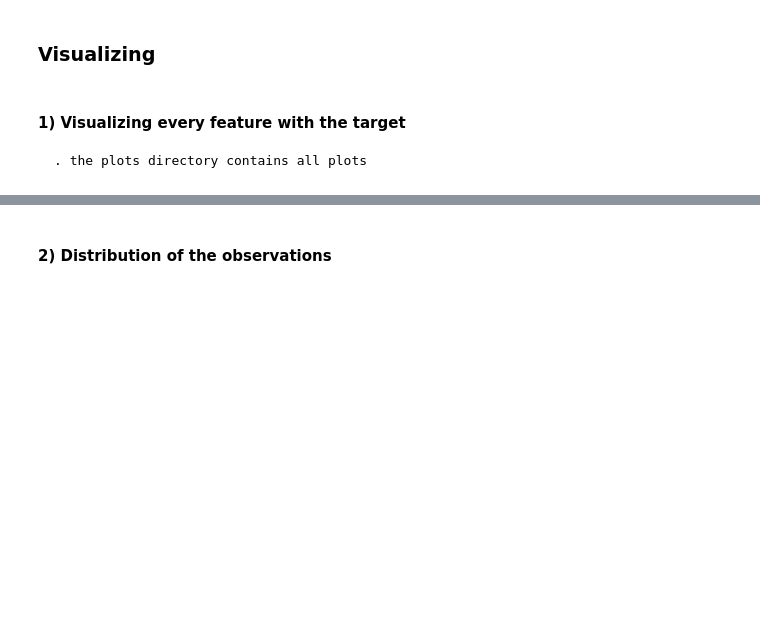
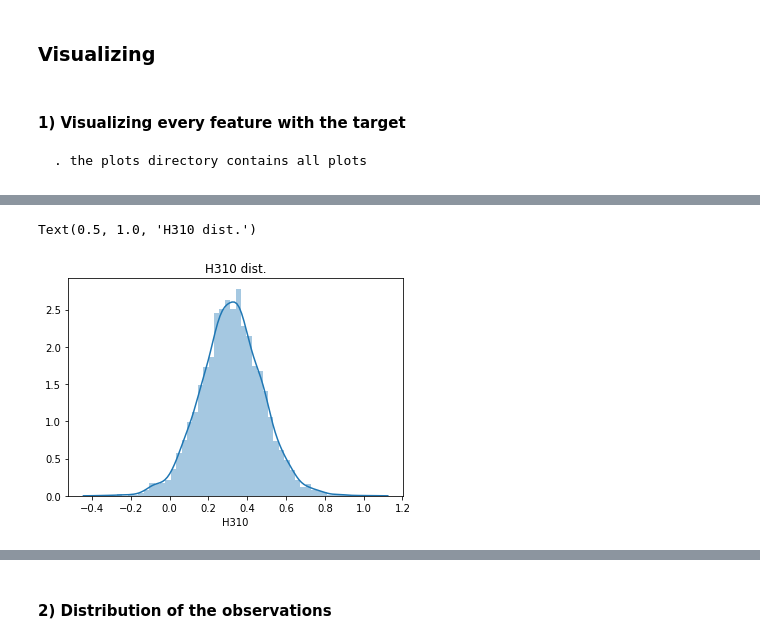
Before and after one commit to safwatmohamed/mythesis, a Jupyter notebook: initialAnalysis.ipynb, the cells around one changed output, grey strips where cells are left out. Drawn from its saved outputs; the diff is of its cells as text; code cells hidden in the pictures; blank space fills up the shorter version.

```diff
--- a/initialAnalysis.ipynb
+++ b/initialAnalysis.ipynb
@@ -170,0 +185,6 @@ hue = df.diagnosis
+# %%
+sns.distplot(df['H310'])
+plt.title('H310 dist.')
+# %% [output]
+Text(0.5, 1.0, 'H310 dist.')
+[figure, added]
```
Also changed, not shown: parts of 21 cells of this notebook.
